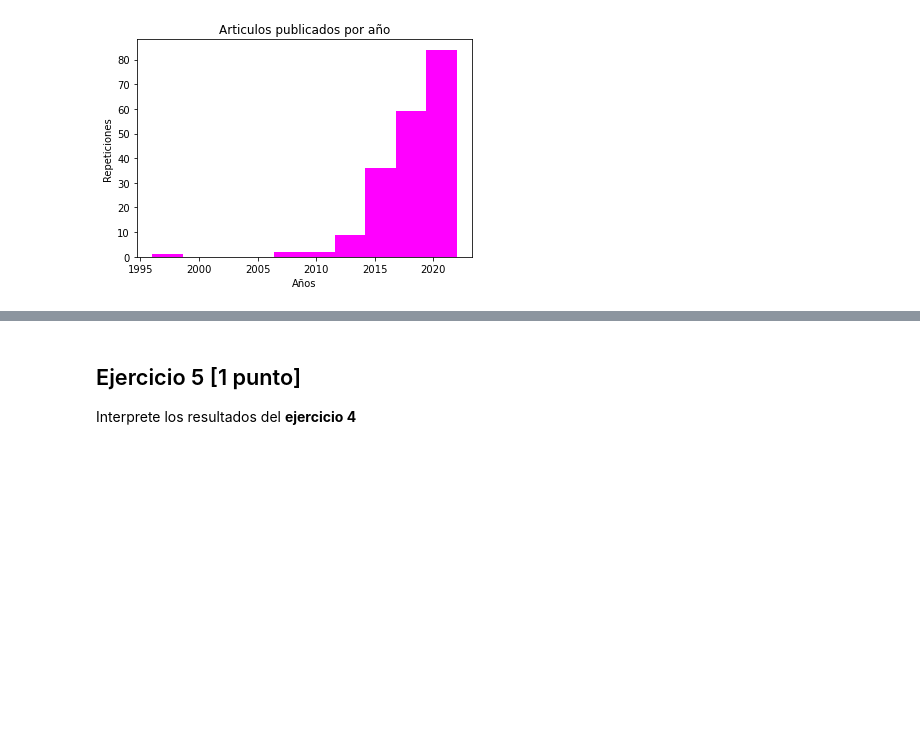
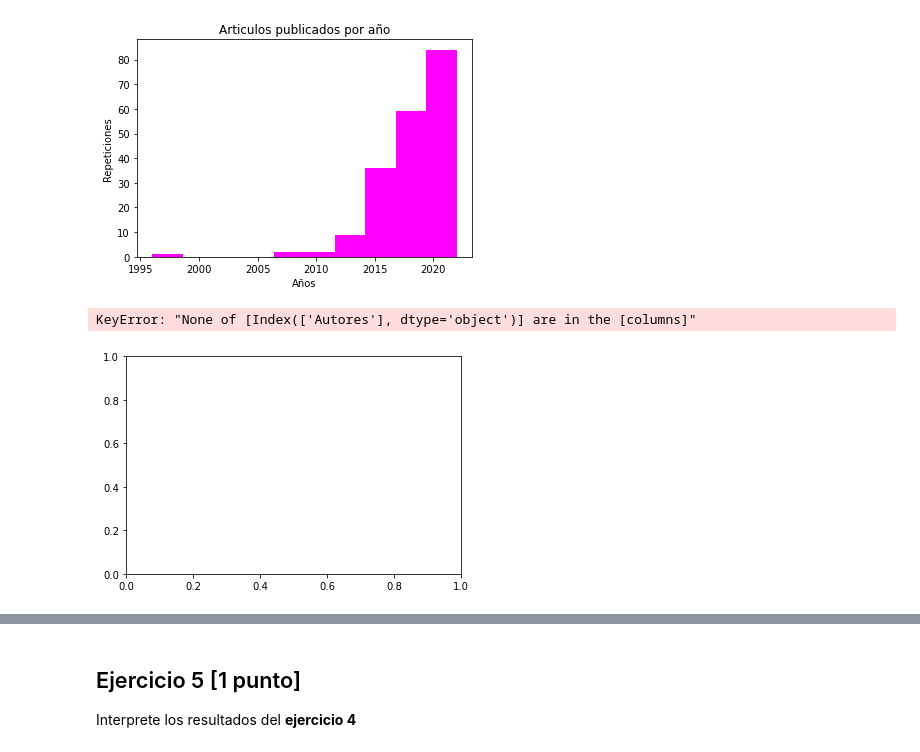
Before and after one commit to AndresCV14/GBI6_Examen-Parcial2, a Jupyter notebook: 2021II_GBI6_ExamenParcialPython.ipynb, the cells around one changed output, grey strips where cells are left out. Saved outputs shown, nothing was run; the diff lists cells and outputs as text; code cells hidden in the pictures; blank space fills up the shorter version.

```diff
--- a/2021II_GBI6_ExamenParcialPython.ipynb
+++ b/2021II_GBI6_ExamenParcialPython.ipynb
@@ -170,3 +164,11 @@ Media:  2018.1813471502592
 Desviación estandar:  3.1677516094333185
 Text(0, 0.5, 'Repeticiones')
 [figure]
+# %%
+# Gráfico de autores (pub_authors)
+boxplot = pub_authors[0:827].boxplot(column=["Autores"])
+plot.title("Numero de autores por articulos")
+plot.ylabel("Frecuencia")
+# %% [output]
+KeyError: "None of [Index(['Autores'], dtype='object')] are in the [columns]"
+[figure, added]
```
Also changed, not shown: parts of 2 cells of this notebook, 2 other files.
